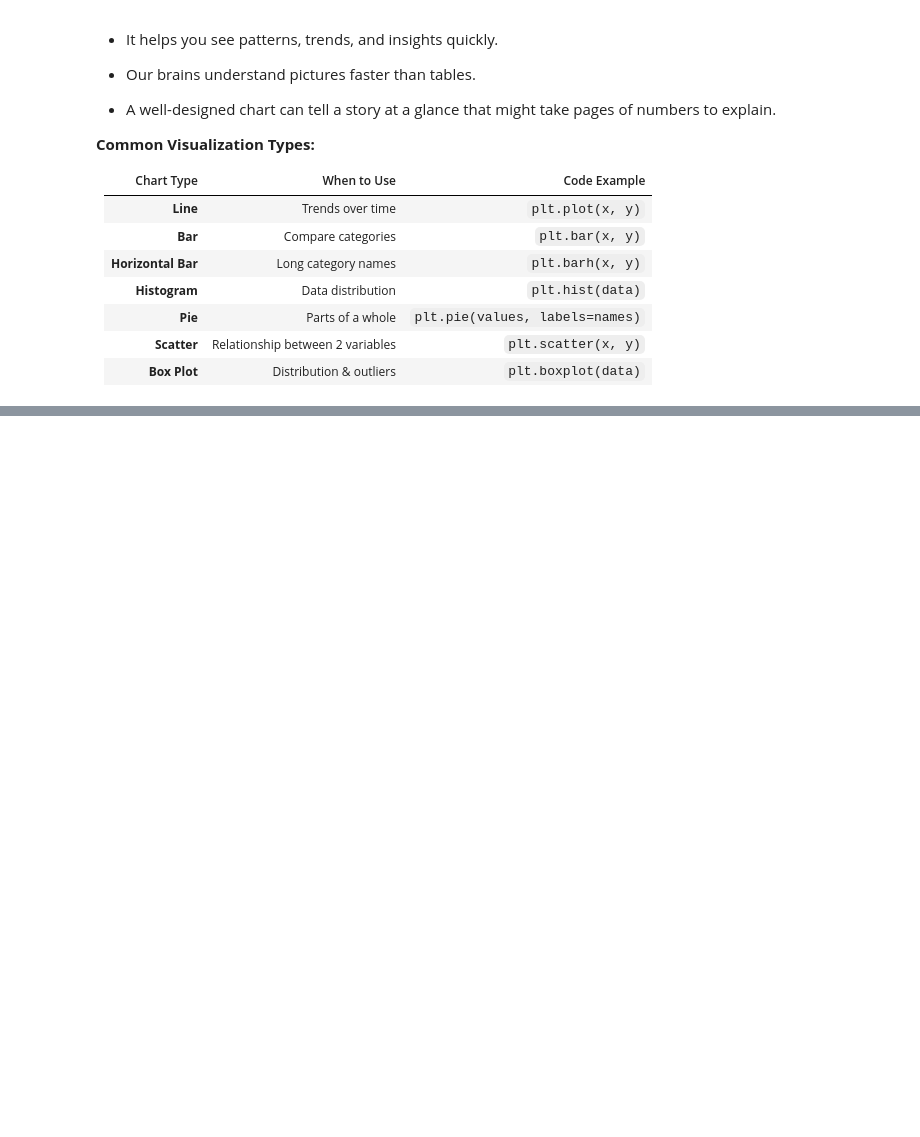
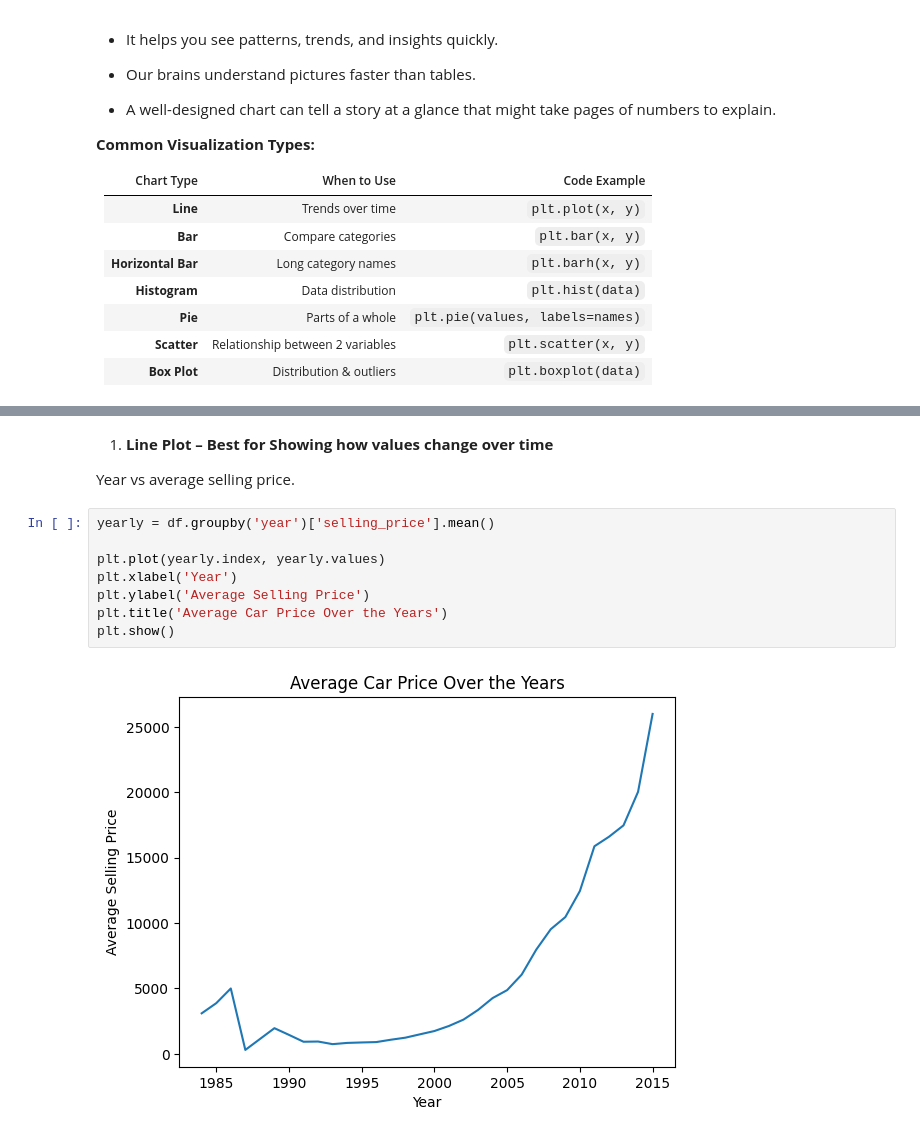
Before and after one commit to benedictamobi-madu-cloud/Git-GitHub, a Jupyter notebook: Pandas_Data_Manipulation.ipynb, the cells around one changed output, grey strips where cells are left out. Saved outputs shown, nothing was run; the diff lists cells and outputs as text; blank space fills up the shorter version.

```diff
--- a/Pandas_Data_Manipulation.ipynb
+++ b/Pandas_Data_Manipulation.ipynb
@@ -723,0 +752,14 @@ Data Visualization is the process of turning raw data into visual formats like c
+# %% [markdown]
+1. **Line Plot – Best for Showing how values change over time**
+
+Year vs average selling price.
+# %%
+yearly = df.groupby('year')['selling_price'].mean()
+
+plt.plot(yearly.index, yearly.values)
+plt.xlabel('Year')
+plt.ylabel('Average Selling Price')
+plt.title('Average Car Price Over the Years')
+plt.show()
+# %% [output]
+[figure, added]
```
Also changed, not shown: parts of 20 cells of this notebook.
